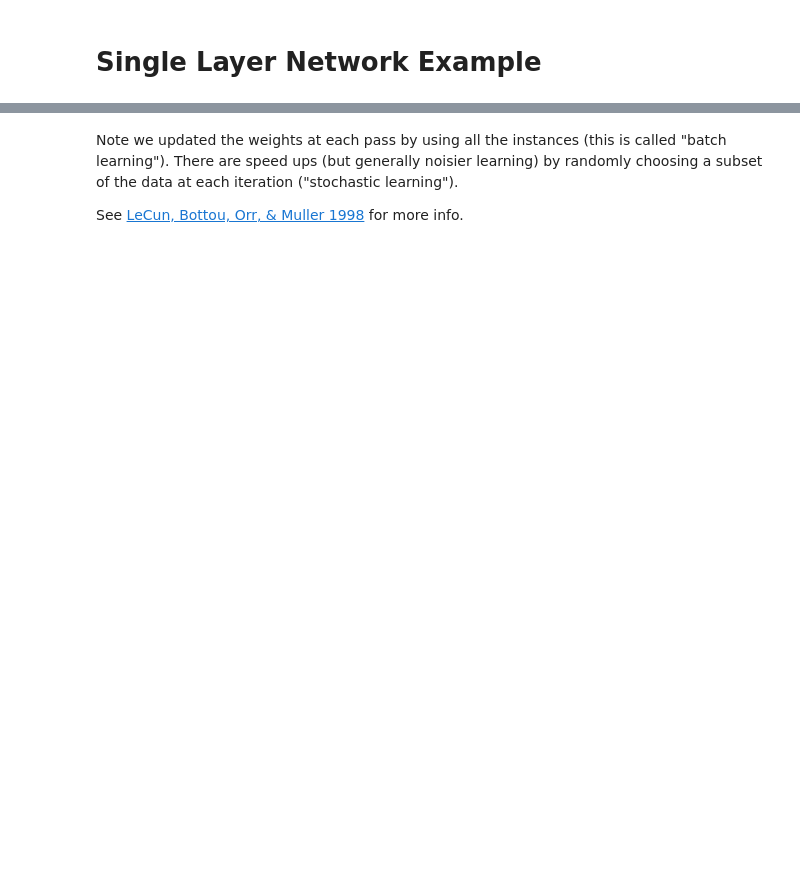
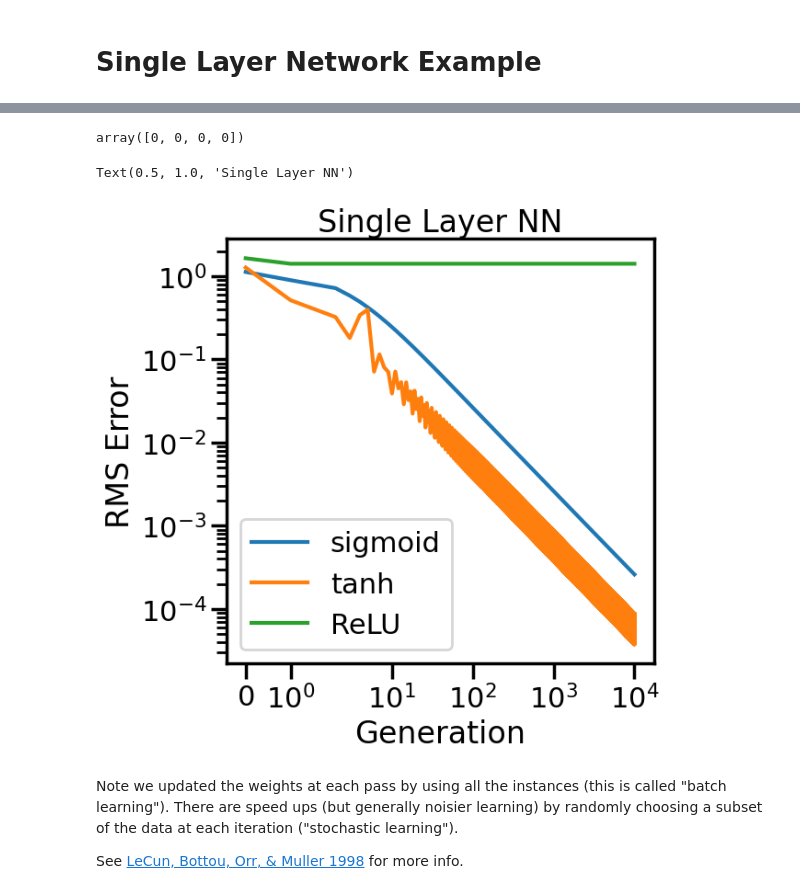
Before and after one commit to ucb-datalab/course_materials_fall2024, a Jupyter notebook: lectures/Lecture16_ml_intro/02_neural_networks.ipynb, the cells around one changed output, grey strips where cells are left out. Saved outputs shown, nothing was run; the diff lists cells and outputs as text; code cells hidden in the pictures; blank space fills up the shorter version.

```diff
--- a/lectures/Lecture16_ml_intro/02_neural_networks.ipynb
+++ b/lectures/Lecture16_ml_intro/02_neural_networks.ipynb
@@ -112,28 +127,29 @@ weights_initial
 # %%
-rms_error = {"tanh": [], "sigmoid": []}
+rms_error = {"tanh": [], "sigmoid": [], "ReLU": []}
 
-for func in ["tanh", "sigmoid"]:
+for func in ["tanh", "sigmoid", "ReLU"]:
 
     weights = weights_initial.copy()
 
     for _ in range(10000):
 
         # forward propagation
-        layer0 = X
-        sum_of_weighted_X = transfer(layer0*weights.T)
-        layer1 = activation(sum_of_weighted_X, func=func)
+        layer0 = X # shape = (4,3)
+        sum_of_weighted_X = transfer(layer0*weights.T) # shape = (4,)
+        layer1 = activation(sum_of_weighted_X, func=func) # shape = (4,)
 
         # how much did we miss?
-        layer1_error = Y.T - layer1
+        layer1_error = Y.T - layer1  # shape = (4,)
 
-        rms_error[func].append(np.sqrt((layer1_error**2).sum()))
+        rms_error[func].append(np.sqrt((layer1_error**2).sum())) # float
         # multiply how much we missed by the
         # slope of the activation at the values in layer1
-        layer1_delta = layer1_error * activation(layer1, derivative=True)
-
-        weights += np.dot(layer1_delta, layer0).T
+        layer1_delta = layer1_error * activation(layer1, derivative=True) # shape = (1,4)
+        weights += np.dot(layer1_delta, layer0).T # shape = (3,1)
 # %%
 layer1
+# %% [output]
+array([0, 0, 0, 0])
 # %%
 %matplotlib inline
 import matplotlib.pyplot as plt
@@ -142,15 +158,19 @@ sns.set_context("poster")
 # %%
 plt.figure(figsize=(6,6))
 
 plt.plot(rms_error["sigmoid"],label="sigmoid")
 plt.plot(rms_error["tanh"],label="tanh")
+plt.plot(rms_error["ReLU"],label="ReLU")
 
 plt.xscale("symlog")
 plt.yscale("log")
 plt.ylabel("RMS Error")
 plt.xlabel("Generation")
 plt.legend()
 plt.title("Single Layer NN")
+# %% [output]
+Text(0.5, 1.0, 'Single Layer NN')
+[figure, added]
 # %% [markdown]
 Note we updated the weights at each pass by using all the instances (this is called "batch learning"). There are speed ups (but generally noisier learning) by randomly choosing a subset of the data at each iteration ("stochastic learning").
 
```
Also changed, not shown: parts of 6 cells of this notebook, 1 other file.
